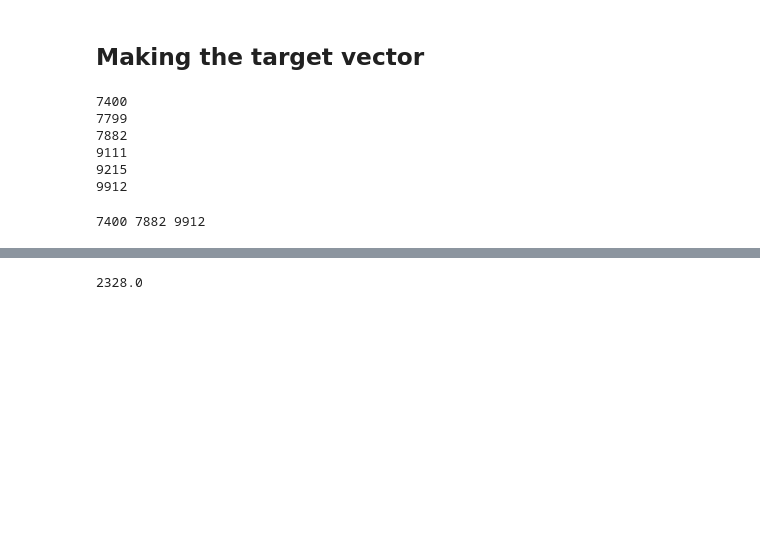
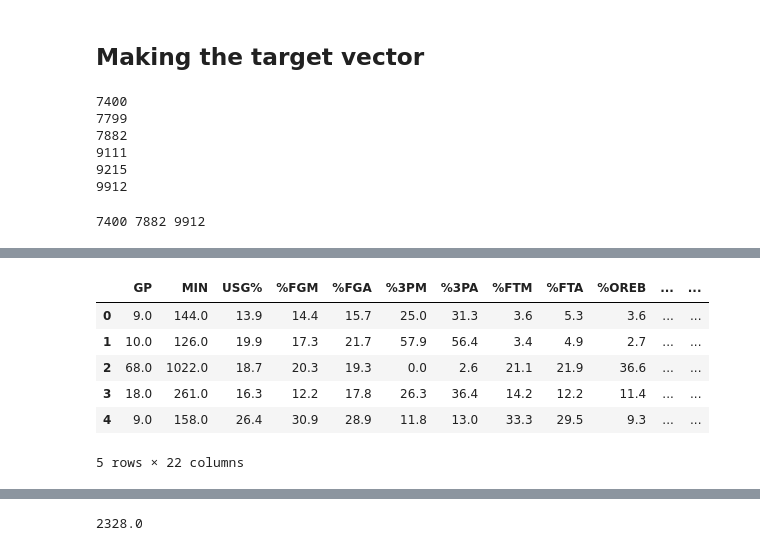
Before and after one commit to ekuo651/NBA-WinLoss-Predictor, a Jupyter notebook: Data Transformation/compile_training_data.ipynb, the cells around one changed output, grey strips where cells are left out. Saved outputs shown, nothing was run; the diff lists cells and outputs as text; code cells hidden in the pictures; blank space fills up the shorter version.

```diff
--- a/Data Transformation/compile_training_data.ipynb
+++ b/Data Transformation/compile_training_data.ipynb
@@ -65,0 +176,4 @@ print(game_ids[0],game_ids[400],game_ids[-1])
+# %%
+usage_stats.drop(usage_stats.columns[0], axis=1,inplace=True)
+# %%
+usage_stats.drop(columns=['stats_id','player','number'], inplace=True)
@@ -65,0 +182,10 @@ print(game_ids[0],game_ids[400],game_ids[-1])
+# %%
+usage_stats.head()
+# %% [output]
+|  | GP | MIN | USG% | %FGM | %FGA | %3PM | %3PA | %FTM | %FTA | %OREB | ... | ... |
+| 0 | 9.0 | 144.0 | 13.9 | 14.4 | 15.7 | 25.0 | 31.3 | 3.6 | 5.3 | 3.6 | ... | ... |
+| 1 | 10.0 | 126.0 | 19.9 | 17.3 | 21.7 | 57.9 | 56.4 | 3.4 | 4.9 | 2.7 | ... | ... |
+| 2 | 68.0 | 1022.0 | 18.7 | 20.3 | 19.3 | 0.0 | 2.6 | 21.1 | 21.9 | 36.6 | ... | ... |
+| 3 | 18.0 | 261.0 | 16.3 | 12.2 | 17.8 | 26.3 | 36.4 | 14.2 | 12.2 | 11.4 | ... | ... |
+| 4 | 9.0 | 158.0 | 26.4 | 30.9 | 28.9 | 11.8 | 13.0 | 33.3 | 29.5 | 9.3 | ... | ... |
+5 rows × 22 columns
```
Also changed, not shown: parts of 57 cells of this notebook.
